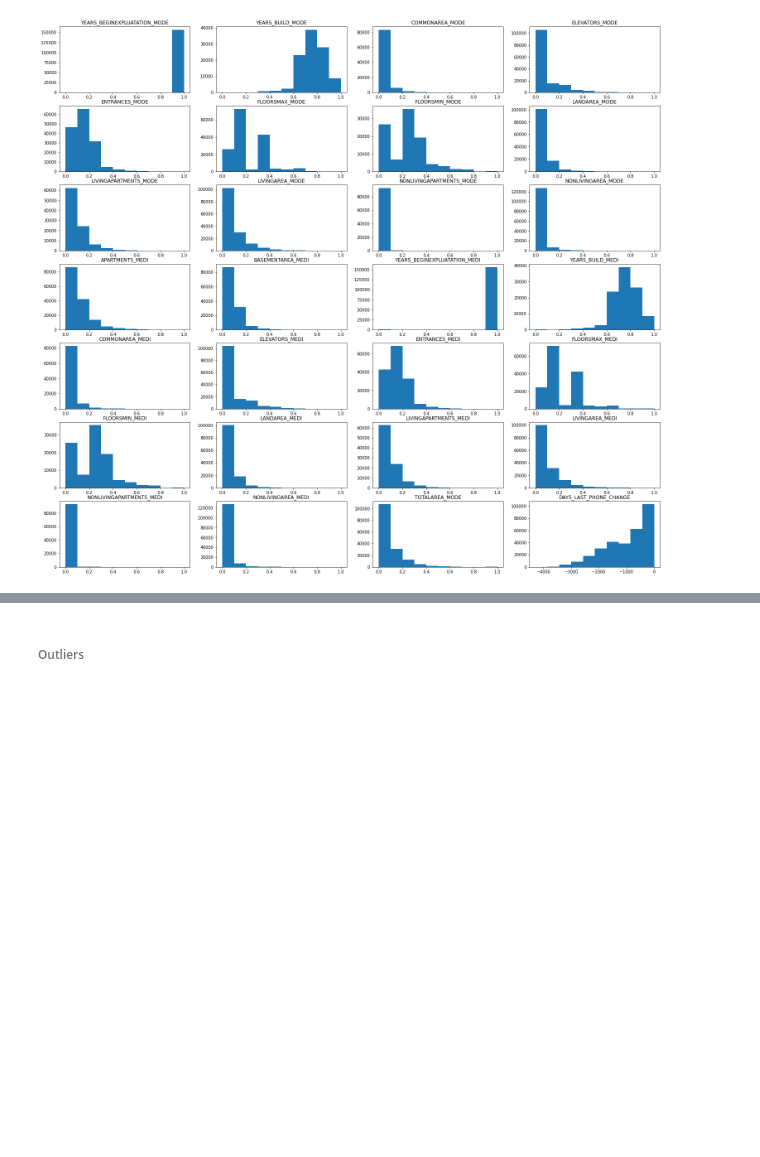
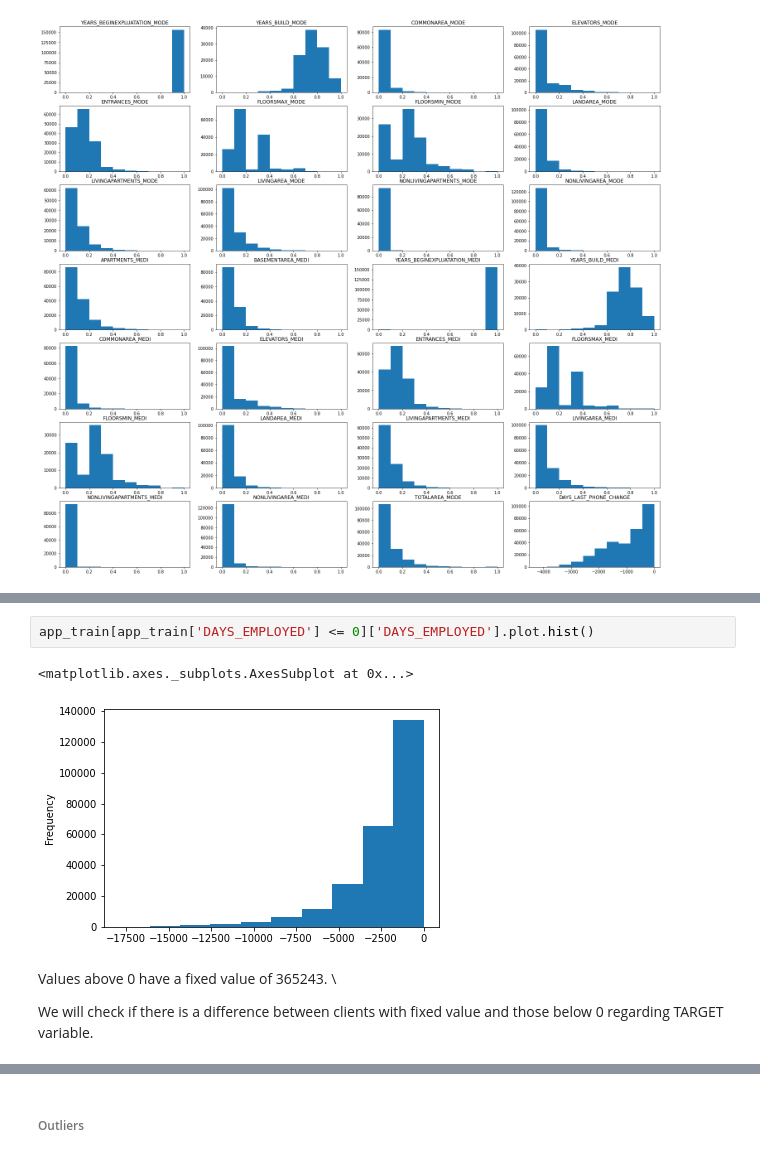
Before and after one commit to LeonMilosevic/home_credit, a Jupyter notebook: home_credit.ipynb, the cells around one changed output, grey strips where cells are left out. Saved outputs shown, nothing was run; the diff lists cells and outputs as text; blank space fills up the shorter version.

```diff
--- a/home_credit.ipynb
+++ b/home_credit.ipynb
@@ -454,0 +430,9 @@ sns.histplot(data=app_train, x="AMT_ANNUITY")
+# %%
+app_train[app_train['DAYS_EMPLOYED'] <= 0]['DAYS_EMPLOYED'].plot.hist()
+# %% [output]
+<matplotlib.axes._subplots.AxesSubplot at 0x...>
+[figure, added]
+# %% [markdown]
+Values above 0 have a fixed value of 365243. \
+
+We will check if there is a difference between clients with fixed value and those below 0 regarding TARGET variable.
```
Also changed, not shown: parts of 26 cells of this notebook.
